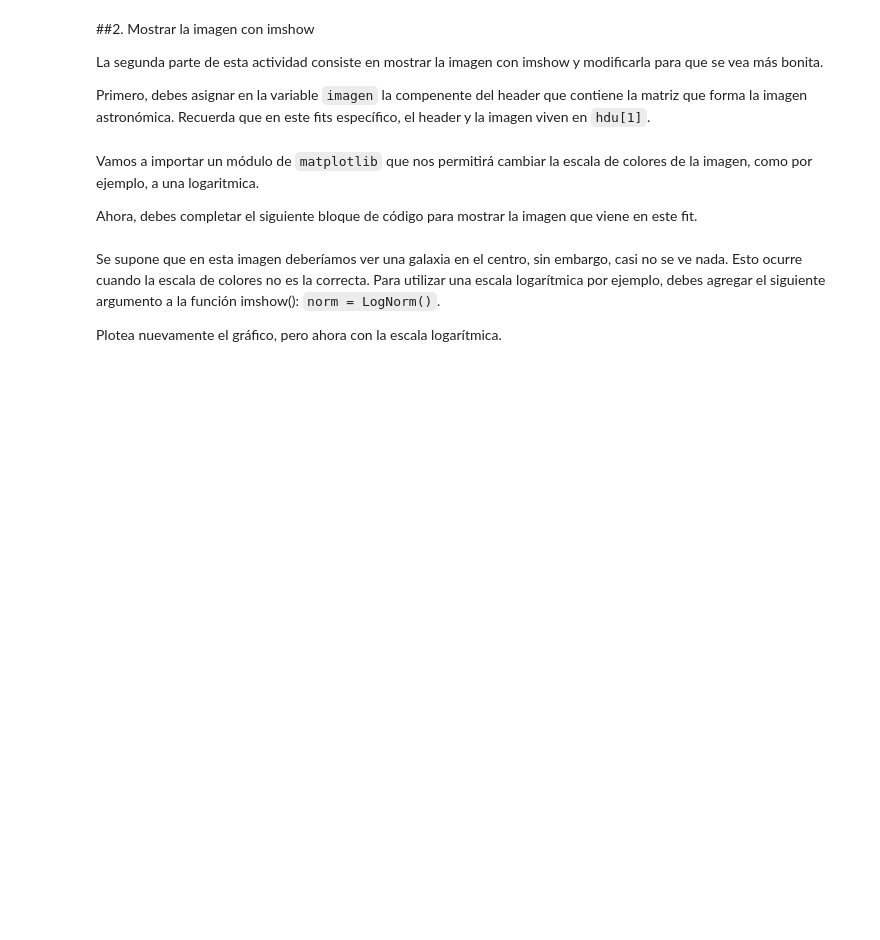
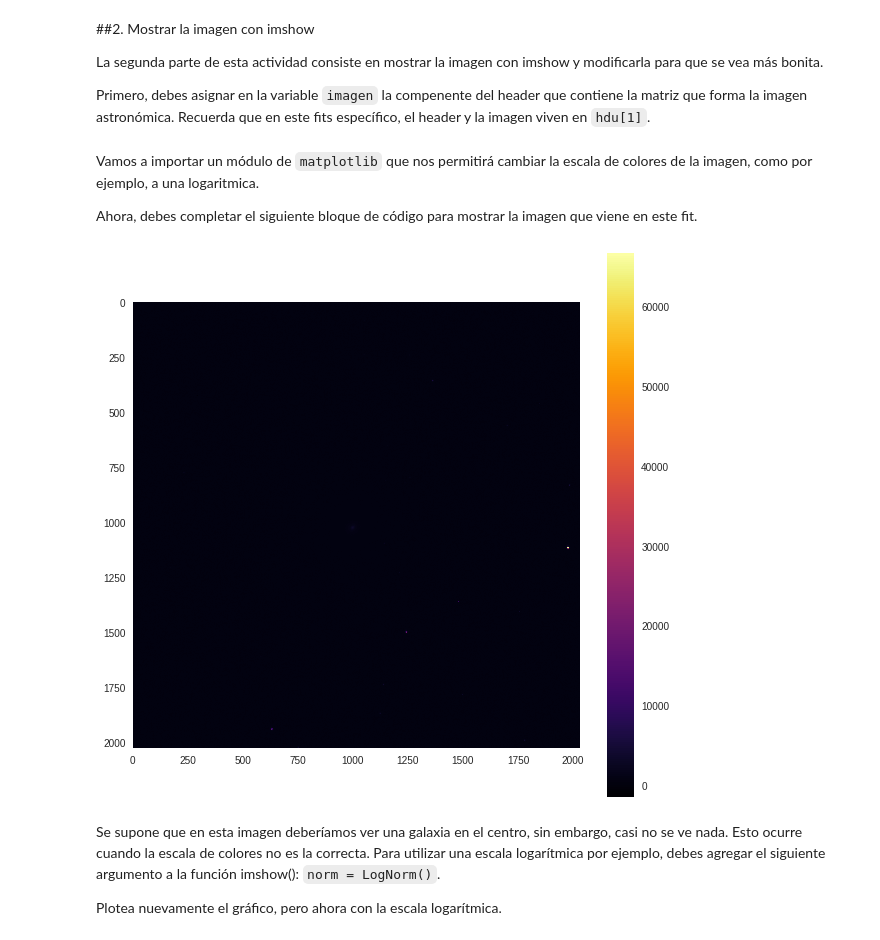
Before and after one commit to diegocorderoa/minitarea3, a Jupyter notebook: minitarea3.ipynb, the cells around one changed output. Cells and saved outputs as stored; diff of their text form; code cells hidden in the pictures; blank space fills up the shorter version.

```diff
--- a/minitarea3.ipynb
+++ b/minitarea3.ipynb
@@ -112,3 +110,5 @@ imagen =
+# %%
+imagen = hdu[1].data
 # %% [markdown]
 Vamos a importar un módulo de `matplotlib` que nos permitirá cambiar la escala de colores de la imagen, como por ejemplo, a una logaritmica.
 
@@ -116,10 +116,14 @@ Ahora, debes completar el siguiente bloque de código para mostrar la imagen que
 # %%
 from matplotlib.colors import LogNorm
 
-
+plt.figure(figsize=(10,10))
+plt.imshow(imagen, cmap='inferno')
+plt.colorbar()
 
 # El siguiente comando hará que no se vean las líneas sobre la imagen
 plt.grid(b=None)
+# %% [output]
+[figure, added]
 # %% [markdown]
 Se supone que en esta imagen deberíamos ver una galaxia en el centro, sin embargo, casi no se ve nada. Esto ocurre cuando la escala de colores no es la correcta. Para utilizar una escala logarítmica por ejemplo, debes agregar el siguiente argumento a la función imshow(): `norm = LogNorm()`.
 
```
Also changed, not shown: parts of 4 cells of this notebook.
